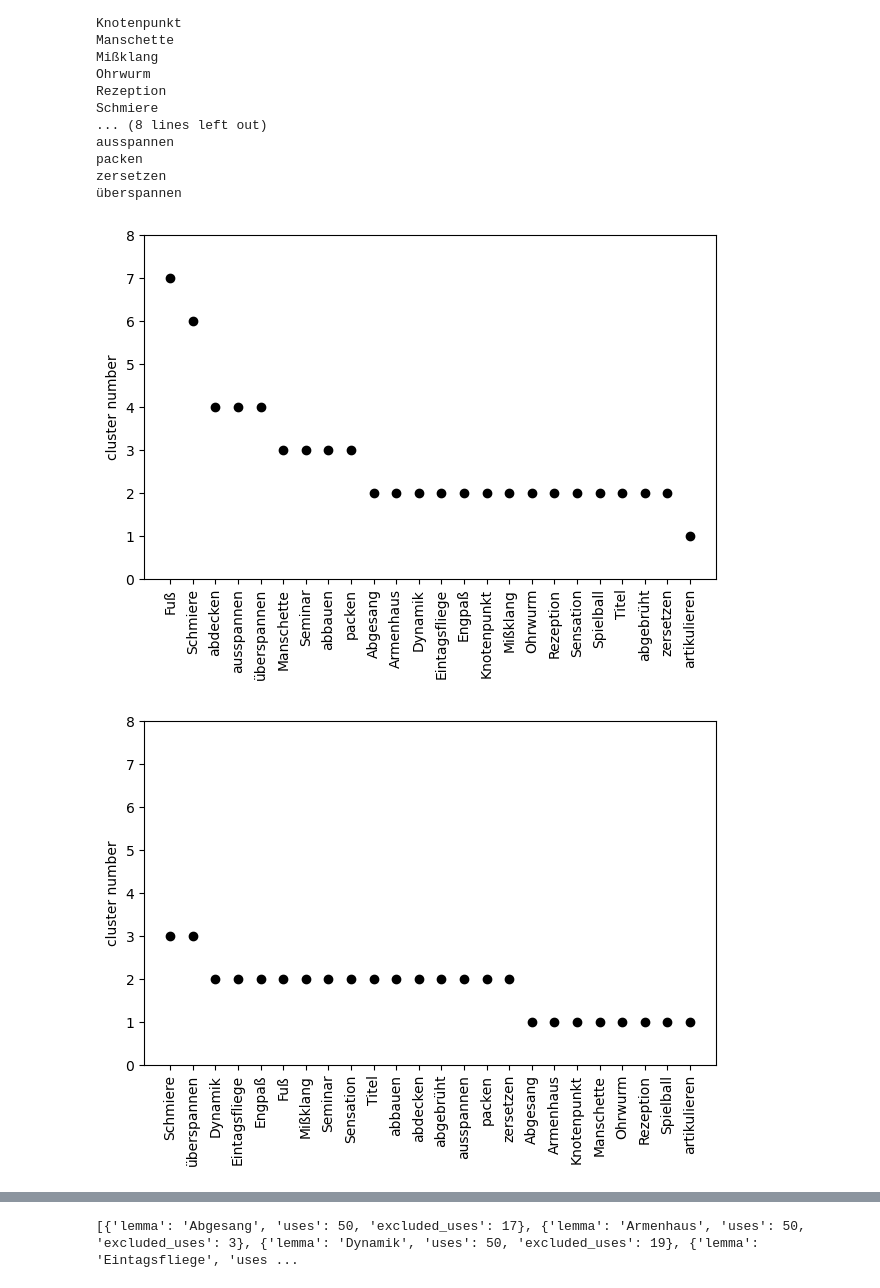
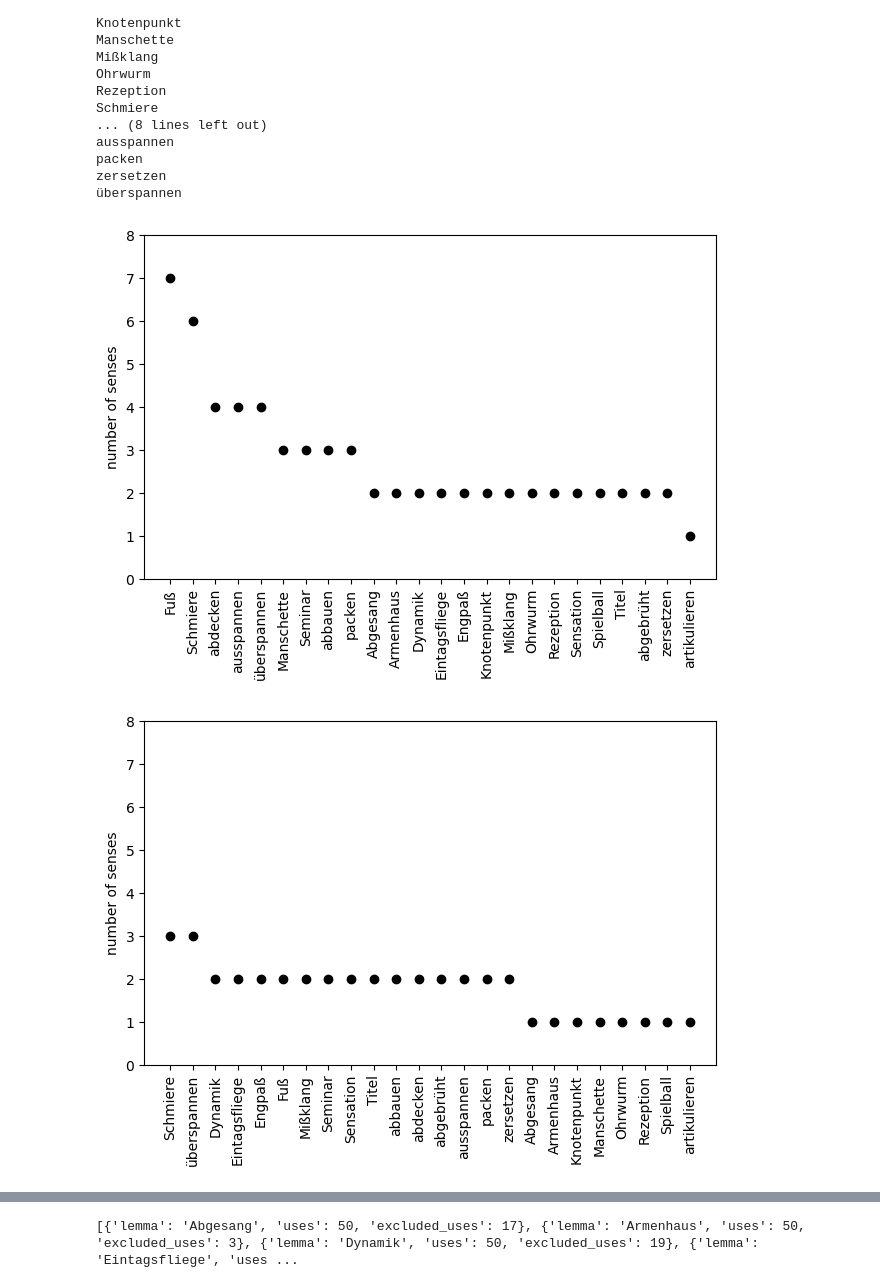
Before and after one commit to Garrafao/WUGs, a Jupyter notebook: scripts/misc/dwug_de_sense_stats.ipynb, the cells around one changed output, grey strips where cells are left out. Saved outputs shown, nothing was run; the diff lists cells and outputs as text; code cells hidden in the pictures.

```diff
--- a/scripts/misc/dwug_de_sense_stats.ipynb
+++ b/scripts/misc/dwug_de_sense_stats.ipynb
@@ -290,39 +290,39 @@ for word2cluster_number, name in [(cluster_number,'cluster_number'), (cluster_nu
     words_sorted = sorted(word2cluster_number, key=lambda x: word2cluster_number[x], reverse=True)
     cluster_numbers_sorted = [word2cluster_number[word] for word in words_sorted]
     plt.scatter(np.arange(0,len(words_sorted)*3,3), cluster_numbers_sorted, linestyle='None', color='k', marker='o')
-    plt.ylabel("cluster number", fontsize='medium')
+    plt.ylabel("number of senses", fontsize='medium')
     plt.ylim(0, 8)
     #plt.title(name, fontsize='medium')
     #words_sorted_short = [word.replace('abgebrüht', 'abgebr.').replace('Knotenpunkt', 'Knotenp.').replace('Eintagsfliege', 'Eintagsfl.').replace('Knotenpunkt', 'Knotenp.') for word in words_sorted]
     plt.xticks(np.arange(0,len(words_sorted)*3,3), words_sorted, fontsize='medium', rotation=90)
     plt.tight_layout()
     plt.savefig(plots_output+'/{0}.png'.format(name), dpi=100) # export figure
     plt.show()
     plt.close()
 
 # Plot graded change
 plots_output = output_path + '/plots/change_graded/maj_{0}'.format(threshold)
 Path(plots_output).mkdir(parents=True, exist_ok=True)
 words_sorted = sorted(change_graded, key=lambda x: change_graded[x], reverse=True)
 change_graded_sorted = [change_graded[word] for word in words_sorted]
 plt.scatter(np.arange(0,len(words_sorted)*3,3), change_graded_sorted, linestyle='None', color='k', marker='o')
 plt.ylabel("Jensen-Shannon distance", fontsize='medium')
 plt.ylim(-0.1, 1.1)
 #plt.title('Graded Change', fontsize='medium')
 #words_sorted_short = [word.replace('abgebrüht', 'abgebr.').replace('Knotenpunkt', 'Knotenp.').replace('Eintagsfliege', 'Eintagsfl.').replace('Knotenpunkt', 'Knotenp.') for word in words_sorted]
 plt.xticks(np.arange(0,len(words_sorted)*3,3), words_sorted, fontsize='medium', rotation=90)
 plt.tight_layout()
 plt.savefig(plots_output+'/{0}.png'.format('change_graded'), dpi=100) # export figure
 plt.show()
 plt.close()
 
 # Export stats
 stats_output = output_path + '/stats/maj_{0}'.format(threshold)
 Path(stats_output).mkdir(parents=True, exist_ok=True)
 with open(stats_output+'/stats_groupings.csv'.format(threshold), 'w') as f:
     w = csv.DictWriter(f, stats[0].keys(), delimiter='\t', quoting = csv.QUOTE_NONE, quotechar='')
     w.writeheader()
     w.writerows(stats)
 # %% [output]
-[figure, old version]
+[figure, new version]
-[figure, old version]
+[figure, new version]
```
Also changed, not shown: parts of 2 cells of this notebook, 4 other files.
